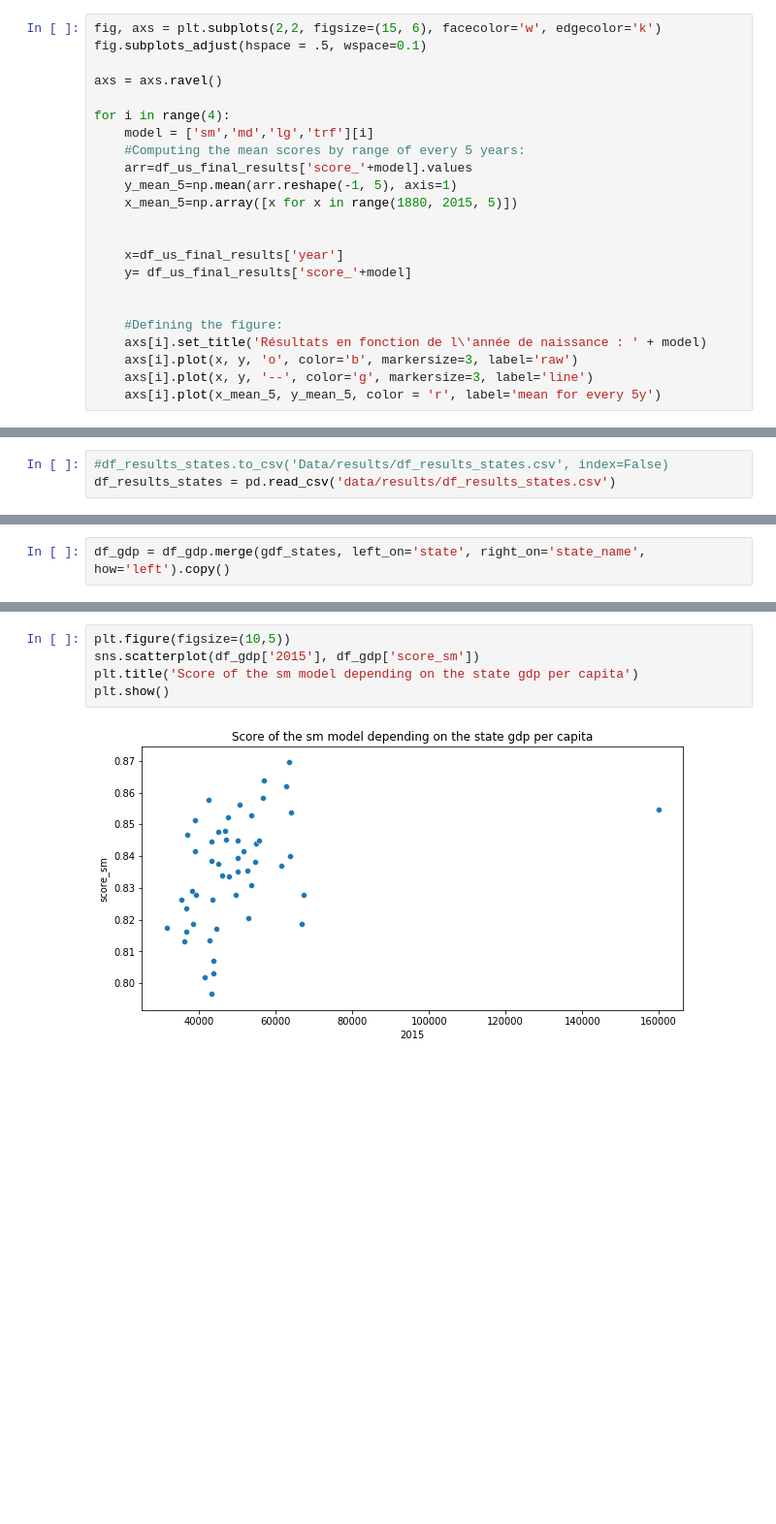
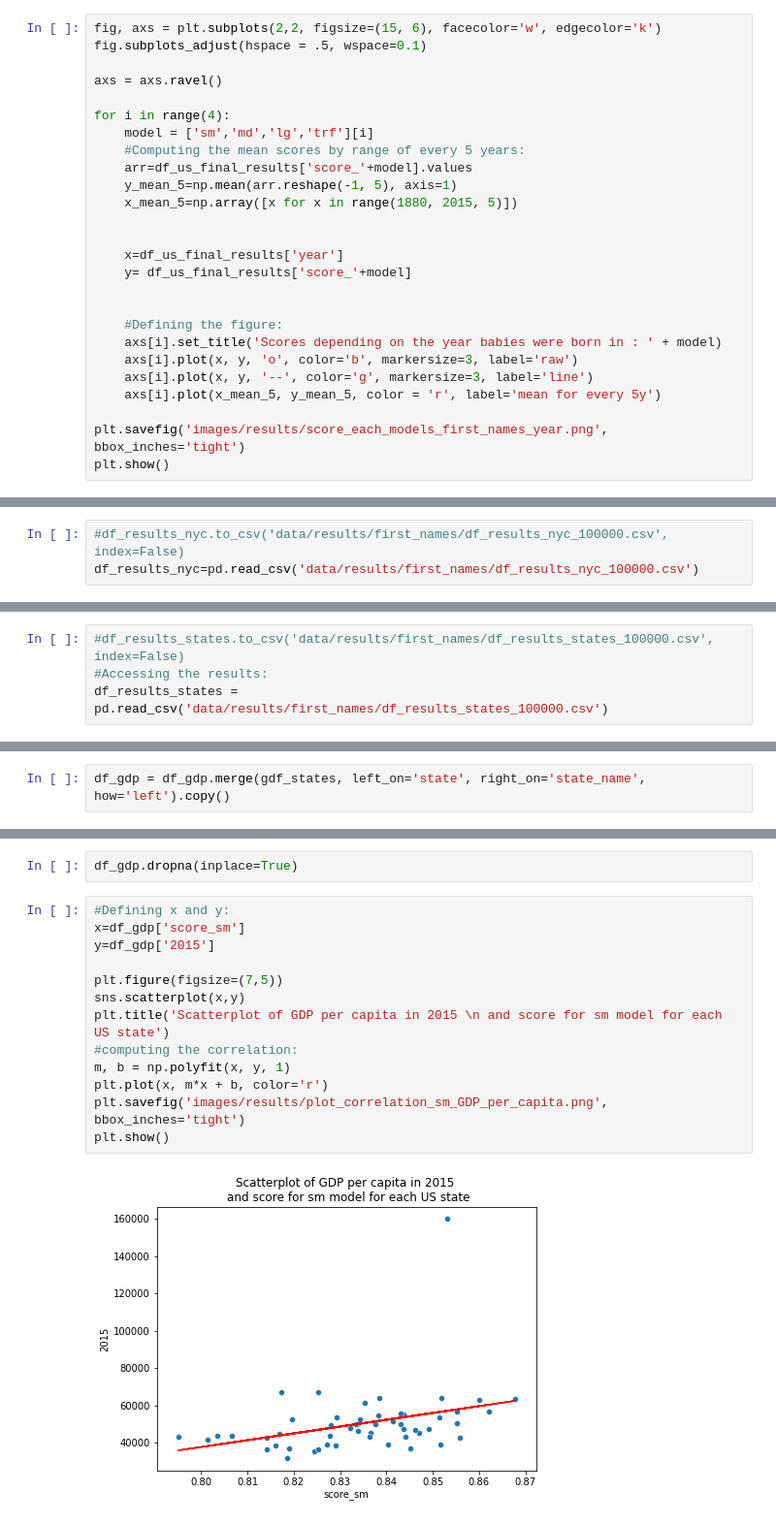
Before and after one commit to adrihans/Decoding_NER_Biases, a Jupyter notebook: complete_exploration_first_names.ipynb, the cells around one changed output, grey strips where cells are left out. Shown: that part at 97% size. Drawn from its saved outputs; the diff is of its cells as text; blank space fills up the shorter version.

```diff
--- a/complete_exploration_first_names.ipynb
+++ b/complete_exploration_first_names.ipynb
@@ -577,8 +602,11 @@ for i in range(4):
 
 
     #Defining the figure:
-    axs[i].set_title('Résultats en fonction de l\'année de naissance : ' + model)
+    axs[i].set_title('Scores depending on the year babies were born in : ' + model)
     axs[i].plot(x, y, 'o', color='b', markersize=3, label='raw')
     axs[i].plot(x, y, '--', color='g', markersize=3, label='line')
     axs[i].plot(x_mean_5, y_mean_5, color = 'r', label='mean for every 5y')
+
+plt.savefig('images/results/score_each_models_first_names_year.png', bbox_inches='tight')
+plt.show()
 # %% [output]
@@ -656,3 +705,6 @@ df_results_nyc = main_ner_first_names(10000, arr_nyc_names)
+# %%
+#df_results_nyc.to_csv('data/results/first_names/df_results_nyc_100000.csv', index=False)
+df_results_nyc=pd.read_csv('data/results/first_names/df_results_nyc_100000.csv')
 # %% [markdown]
 Then, we have a score for each first name.
 # %%
@@ -760,3 +834,4 @@ NameError: name 'main_ner_first_names' is not defined
 # %%
-#df_results_states.to_csv('Data/results/df_results_states.csv', index=False)
-df_results_states = pd.read_csv('data/results/df_results_states.csv')
+#df_results_states.to_csv('data/results/first_names/df_results_states_100000.csv', index=False)
+#Accessing the results:
+df_results_states = pd.read_csv('data/results/first_names/df_results_states_100000.csv')
@@ -896,7 +1097,17 @@ df_gdp = df_gdp.merge(gdf_states, left_on='state', right_on='state_name', how='l
+# %%
+df_gdp.dropna(inplace=True)
 # %%
-plt.figure(figsize=(10,5))
-sns.scatterplot(df_gdp['2015'], df_gdp['score_sm'])
-plt.title('Score of the sm model depending on the state gdp per capita')
+#Defining x and y:
+x=df_gdp['score_sm']
+y=df_gdp['2015']
+
+plt.figure(figsize=(7,5))
+sns.scatterplot(x,y)
+plt.title('Scatterplot of GDP per capita in 2015 \n and score for sm model for each US state')
+#computing the correlation:
+m, b = np.polyfit(x, y, 1)
+plt.plot(x, m*x + b, color='r')
+plt.savefig('images/results/plot_correlation_sm_GDP_per_capita.png', bbox_inches='tight')
 plt.show()
 # %% [output]
-[figure, old version]
+[figure, new version]
```
Also changed, not shown: parts of 55 cells of this notebook, 5 other files.
